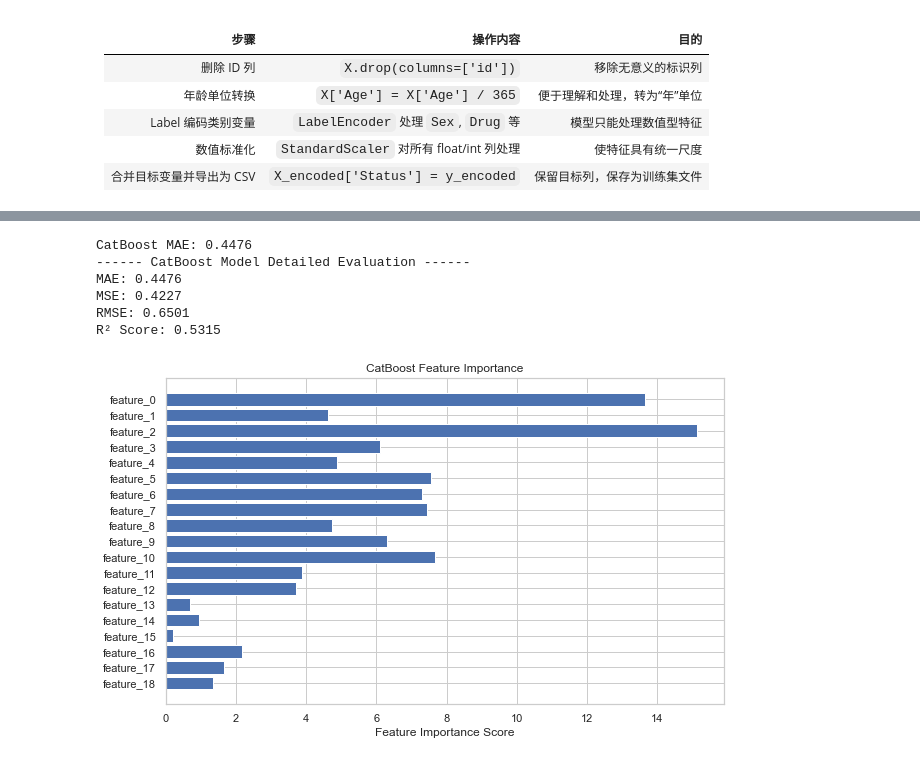
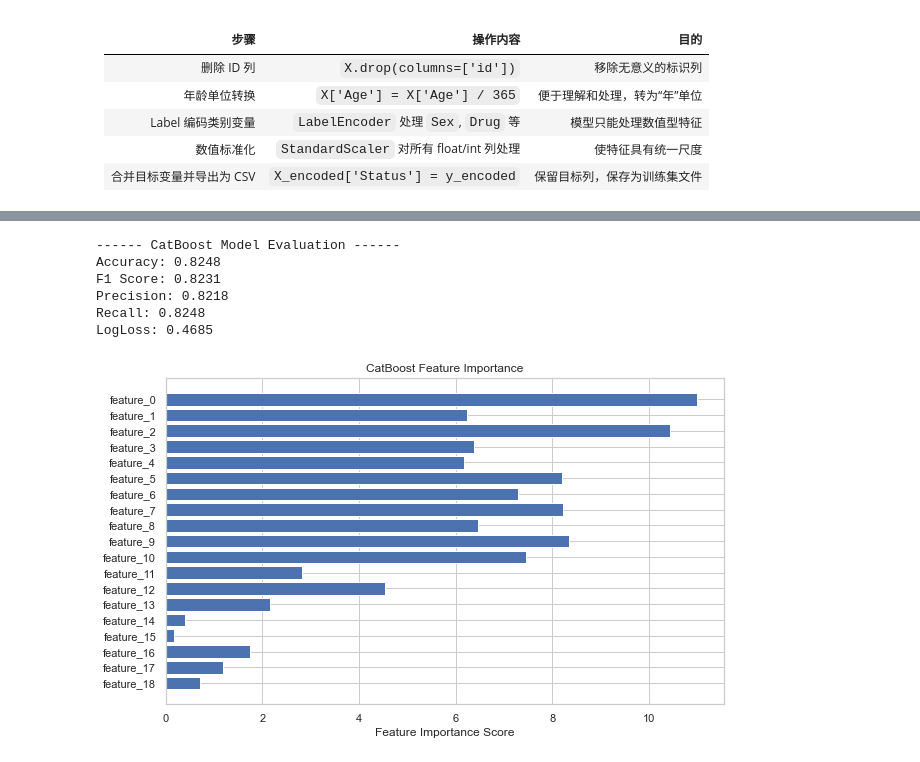
Before and after one commit to dsml-groupwork/dsml_group_work, a Jupyter notebook: scientificProject/sample.ipynb, the cells around one changed output, grey strips where cells are left out. Cells and saved outputs as stored; diff of their text form; code cells hidden in the pictures.

```diff
--- a/scientificProject/sample.ipynb
+++ b/scientificProject/sample.ipynb
@@ -362,55 +400,63 @@ Validation F1 Score: 0.80
 # %%
 # ---------------------------------------------------
 # Section by Mingxin Cao
-# Model 3: CatBoost Regressor
+# Model 2: CatBoost Classifier
 # ---------------------------------------------------
 
-from catboost import CatBoostRegressor
-from sklearn.metrics import mean_absolute_error
+from catboost import CatBoostClassifier
+from sklearn.metrics import accuracy_score, f1_score, precision_score, recall_score, log_loss
+import matplotlib.pyplot as plt
+import numpy as np
 
-cat_model = CatBoostRegressor(verbose=0, random_state=42)
+# 1. 计算类别权重（CatBoost需要传进去）
+from sklearn.utils.class_weight import compute_class_weight
 
-# train
+class_weights_array = compute_class_weight(class_weight='balanced', classes=np.unique(y_train), y=y_train)
+class_weights_dict = {i: w for i, w in enumerate(class_weights_array)}
+
+# 2. 初始化CatBoost，带权重
+cat_model = CatBoostClassifier(
+    verbose=0,
+    random_state=42,
+    class_weights=class_weights_dict
+)
+
+# 3. 训练
 cat_model.fit(X_train, y_train)
 
-# prediction
+# 4. 预测
 y_pred_cat = cat_model.predict(X_val)
+y_pred_proba_cat = cat_model.predict_proba(X_val)  # 概率，用来算logloss
 
-# assessment
-mae = mean_absolute_error(y_val, y_pred_cat)
-print(f"CatBoost MAE: {mae:.4f}")
+# 5. 评估指标
+accuracy = accuracy_score(y_val, y_pred_cat)
+f1 = f1_score(y_val, y_pred_cat, average='weighted')
+precision = precision_score(y_val, y_pred_cat, average='weighted')
+recall = recall_score(y_val, y_pred_cat, average='weighted')
+logloss = log_loss(y_val, y_pred_proba_cat)
 
-# More evaluations
-from sklearn.metrics import mean_squared_error, r2_score
-import numpy as np
+print("------ CatBoost Model Evaluation ------")
+print(f"Accuracy: {accuracy:.4f}")
+print(f"F1 Score: {f1:.4f}")
+print(f"Precision: {precision:.4f}")
+print(f"Recall: {recall:.4f}")
+print(f"LogLoss: {logloss:.4f}")
 
-mse = mean_squared_error(y_val, y_pred_cat)
-rmse = np.sqrt(mse)
-r2 = r2_score(y_val, y_pred_cat)
-
-print("------ CatBoost Model Detailed Evaluation ------")
-print(f"MAE: {mae:.4f}")
-print(f"MSE: {mse:.4f}")
-print(f"RMSE: {rmse:.4f}")
-print(f"R² Score: {r2:.4f}")
-
-# Visualization of Feature Importance
-import matplotlib.pyplot as plt
-
+# 6. Feature Importance 可视化
 features = [f'feature_{i}' for i in range(X_train.shape[1])]
 importances = cat_model.get_feature_importance()
 
 plt.figure(figsize=(10, 6))
 plt.barh(features, importances)
 plt.xlabel("Feature Importance Score")
 plt.title("CatBoost Feature Importance")
 plt.gca().invert_yaxis()
 plt.show()
 # %% [output]
-CatBoost MAE: 0.4476
------- CatBoost Model Detailed Evaluation ------
-MAE: 0.4476
-MSE: 0.4227
-RMSE: 0.6501
-R² Score: 0.5315
+------ CatBoost Model Evaluation ------
+Accuracy: 0.8248
+F1 Score: 0.8231
+Precision: 0.8218
+Recall: 0.8248
+LogLoss: 0.4685
-[figure, old version]
+[figure, new version]
```
Also changed, not shown: parts of 11 cells of this notebook.
